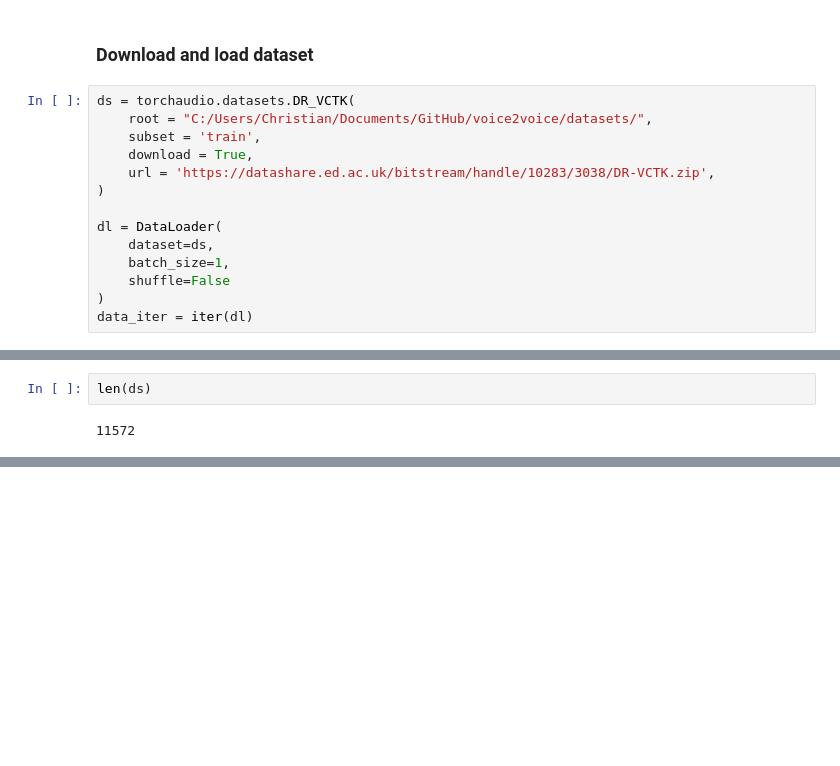
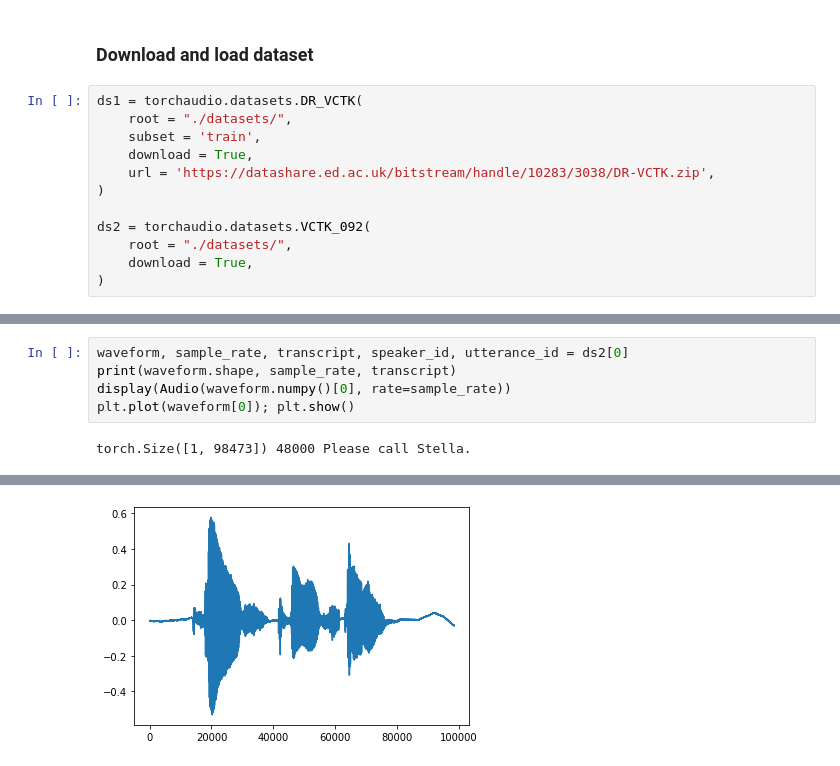
Before and after one commit to melching/voice2voice, a Jupyter notebook: prototyping.ipynb, the cells around one changed output, grey strips where cells are left out. Saved outputs shown, nothing was run; the diff lists cells and outputs as text; blank space fills up the shorter version.

```diff
--- a/prototyping.ipynb
+++ b/prototyping.ipynb
@@ -15,17 +17,15 @@ import matplotlib.pyplot as plt
 # %% [markdown]
 ### Download and load dataset
 # %%
-ds = torchaudio.datasets.DR_VCTK(
-    root = "C:/Users/Christian/Documents/GitHub/voice2voice/datasets/",
+ds1 = torchaudio.datasets.DR_VCTK(
+    root = "./datasets/",
     subset = 'train',
     download = True,
     url = 'https://datashare.ed.ac.uk/bitstream/handle/10283/3038/DR-VCTK.zip',
 )
 
-dl = DataLoader(
-    dataset=ds,
-    batch_size=1,
-    shuffle=False
+ds2 = torchaudio.datasets.VCTK_092(
+    root = "./datasets/",
+    download = True,
 )
-data_iter = iter(dl)
 # %%
@@ -33,4 +38,7 @@ waveform_clean, sample_rate_clean, waveform_noisy, sample_rate_noisy, speaker_id
-# %%
-len(ds)
-# %% [output]
-11572
+# %%
+waveform, sample_rate, transcript, speaker_id, utterance_id = ds2[0]
+print(waveform.shape, sample_rate, transcript)
+display(Audio(waveform.numpy()[0], rate=sample_rate))
+plt.plot(waveform[0]); plt.show()
+# %% [output]
+torch.Size([1, 98473]) 48000 Please call Stella.
@@ -36,0 +46 @@ len(ds)
+[figure, added]
```
Also changed, not shown: parts of 16 cells of this notebook, 1 other file.
